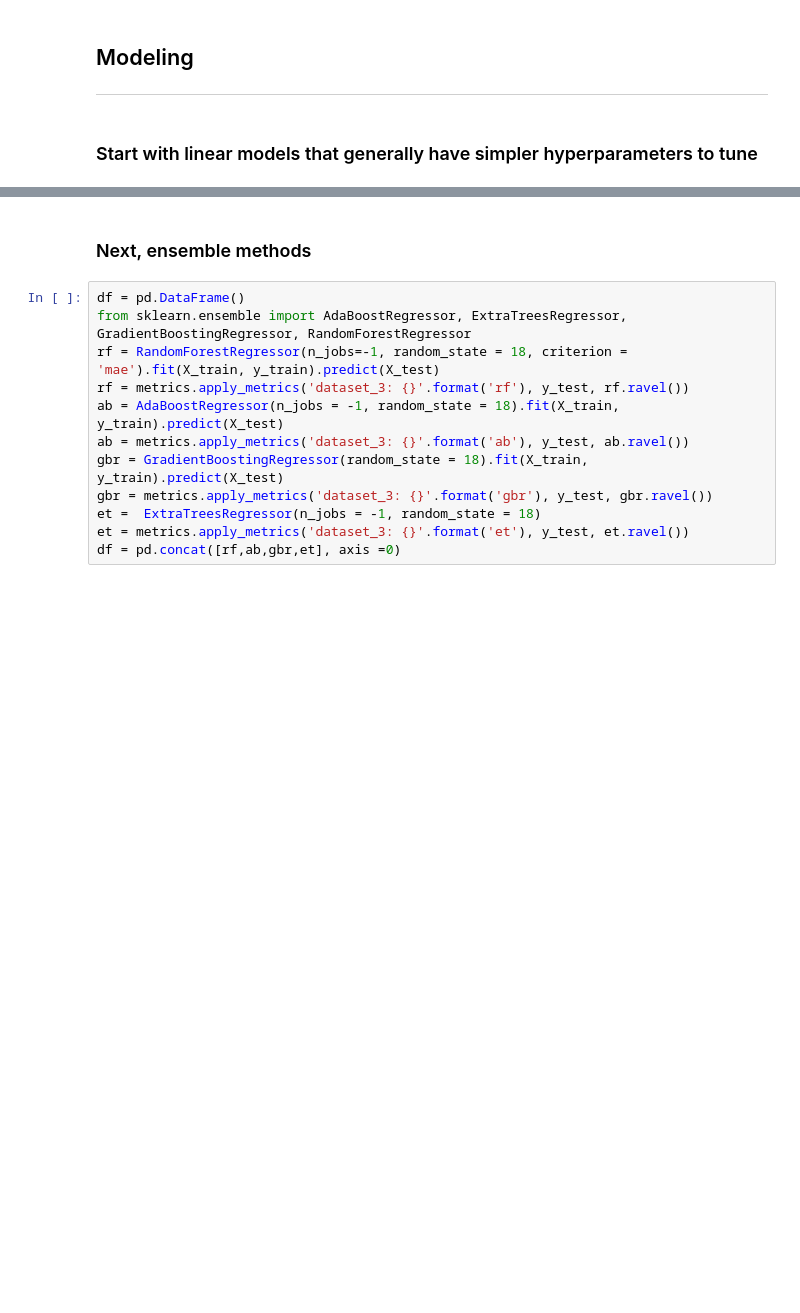
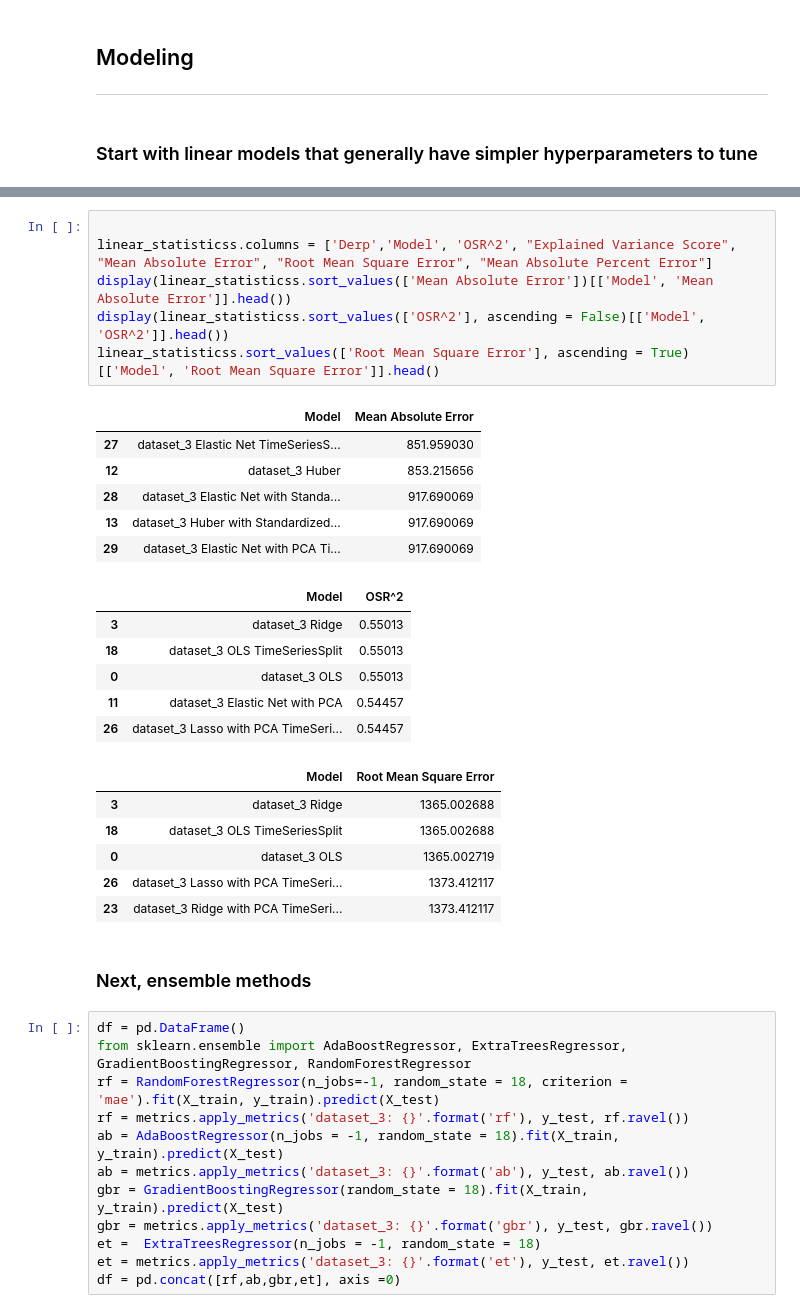
Before and after one commit to wyattowalsh/ieor_142_project, a Jupyter notebook: nba_da.ipynb, the cells around one changed output, grey strips where cells are left out. Drawn from its saved outputs; the diff is of its cells as text; blank space fills up the shorter version.

```diff
--- a/nba_da.ipynb
+++ b/nba_da.ipynb
@@ -88,3 +171,28 @@ linear_statistics
+# %%
+
+linear_statisticss.columns = ['Derp','Model', 'OSR^2', "Explained Variance Score", "Mean Absolute Error", "Root Mean Square Error", "Mean Absolute Percent Error"]
+display(linear_statisticss.sort_values(['Mean Absolute Error'])[['Model', 'Mean Absolute Error']].head())
+display(linear_statisticss.sort_values(['OSR^2'], ascending = False)[['Model', 'OSR^2']].head())
+linear_statisticss.sort_values(['Root Mean Square Error'], ascending = True)[['Model', 'Root Mean Square Error']].head()
+# %% [output]
+|  | Model | Mean Absolute Error |
+| 27 | dataset_3 Elastic Net TimeSeriesS... | 851.959030 |
+| 12 | dataset_3 Huber | 853.215656 |
+| 28 | dataset_3 Elastic Net with Standa... | 917.690069 |
+| 13 | dataset_3 Huber with Standardized... | 917.690069 |
+| 29 | dataset_3 Elastic Net with PCA Ti... | 917.690069 |
+|  | Model | OSR^2 |
+| 3 | dataset_3 Ridge | 0.55013 |
+| 18 | dataset_3 OLS TimeSeriesSplit | 0.55013 |
+| 0 | dataset_3 OLS | 0.55013 |
+| 11 | dataset_3 Elastic Net with PCA | 0.54457 |
+| 26 | dataset_3 Lasso with PCA TimeSeri... | 0.54457 |
+|  | Model | Root Mean Square Error |
+| 3 | dataset_3 Ridge | 1365.002688 |
+| 18 | dataset_3 OLS TimeSeriesSplit | 1365.002688 |
+| 0 | dataset_3 OLS | 1365.002719 |
+| 26 | dataset_3 Lasso with PCA TimeSeri... | 1373.412117 |
+| 23 | dataset_3 Ridge with PCA TimeSeri... | 1373.412117 |
 # %% [markdown]
 ### Next, ensemble methods
 # %%
```
Also changed, not shown: parts of 11 cells of this notebook, 2 other files.
